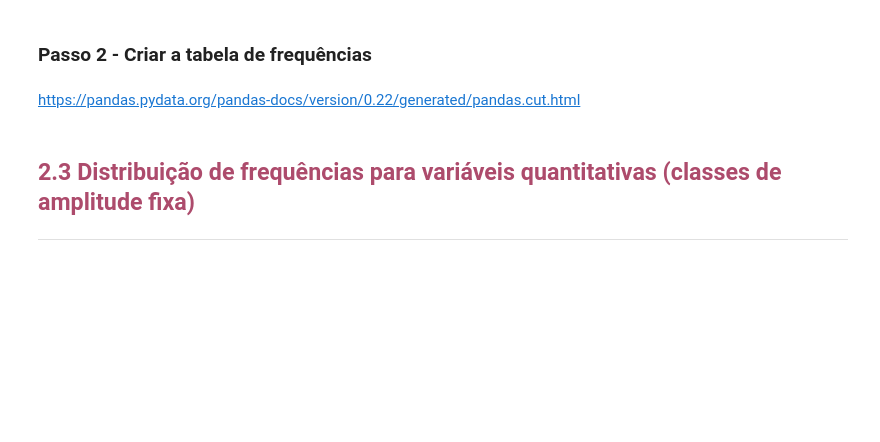
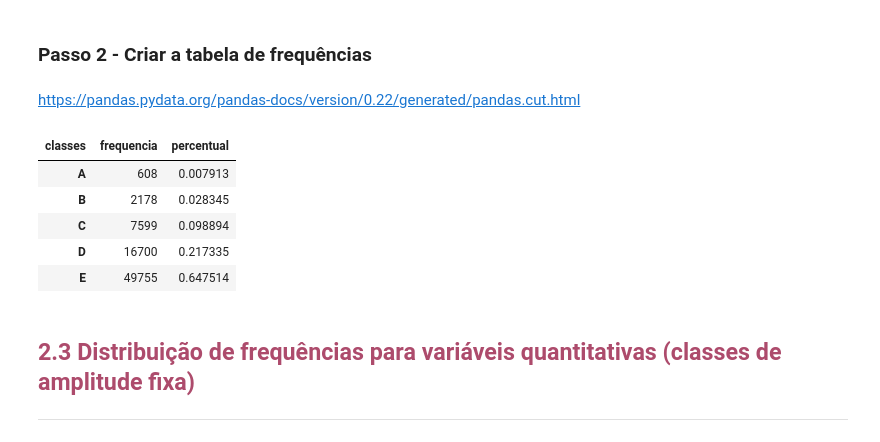
Before and after one commit to strawndri/estatistica-com-python, a Jupyter notebook: Notebooks/estatistica.ipynb, the cells around one changed output. Saved outputs shown, nothing was run; the diff lists cells and outputs as text; code cells hidden in the pictures; blank space fills up the shorter version.

```diff
--- a/Notebooks/estatistica.ipynb
+++ b/Notebooks/estatistica.ipynb
@@ -303,3 +311,7 @@ onde <b>SM</b> é o valor do salário mínimo na época. Em nosso caso <b>R$ 788
+# %%
+classes = [0, 1576, 3152, 7880, 15760, 200000]
+# %%
+labels = ['E', 'D', 'C', 'B', 'A']
 # %% [markdown]
 ### Passo 2 - Criar a tabela de frequências
 # %% [markdown]
@@ -307,3 +324,25 @@ https://pandas.pydata.org/pandas-docs/version/0.22/generated/pandas.cut.html
+# %%
+frequencia = pd.value_counts(
+    pd.cut(x = dataset.Renda,
+                          bins = classes,
+                          labels = labels,
+                          include_lowest = True)
+)
+
+percentual = pd.value_counts(pd.cut(x = dataset.Renda, bins = classes, labels = labels, include_lowest = True), normalize = True,)
+# %%
+distribuicao_frequencia_renda = pd.DataFrame({'frequencia': frequencia, 'percentual': percentual})
+distribuicao_frequencia_renda.rename_axis('classes', axis = 'columns', inplace = True)
+distribuicao_frequencia_renda.sort_index(ascending = False, inplace = True)
+# %%
+distribuicao_frequencia_renda
+# %% [output]
+| classes | frequencia | percentual |
+| A | 608 | 0.007913 |
+| B | 2178 | 0.028345 |
+| C | 7599 | 0.098894 |
+| D | 16700 | 0.217335 |
+| E | 49755 | 0.647514 |
 # %% [markdown]
 ## <font color="#ad4b6c">2.3 Distribuição de frequências para variáveis quantitativas (classes de amplitude fixa)</font>
 ***
```
Also changed, not shown: parts of 3 cells of this notebook.
